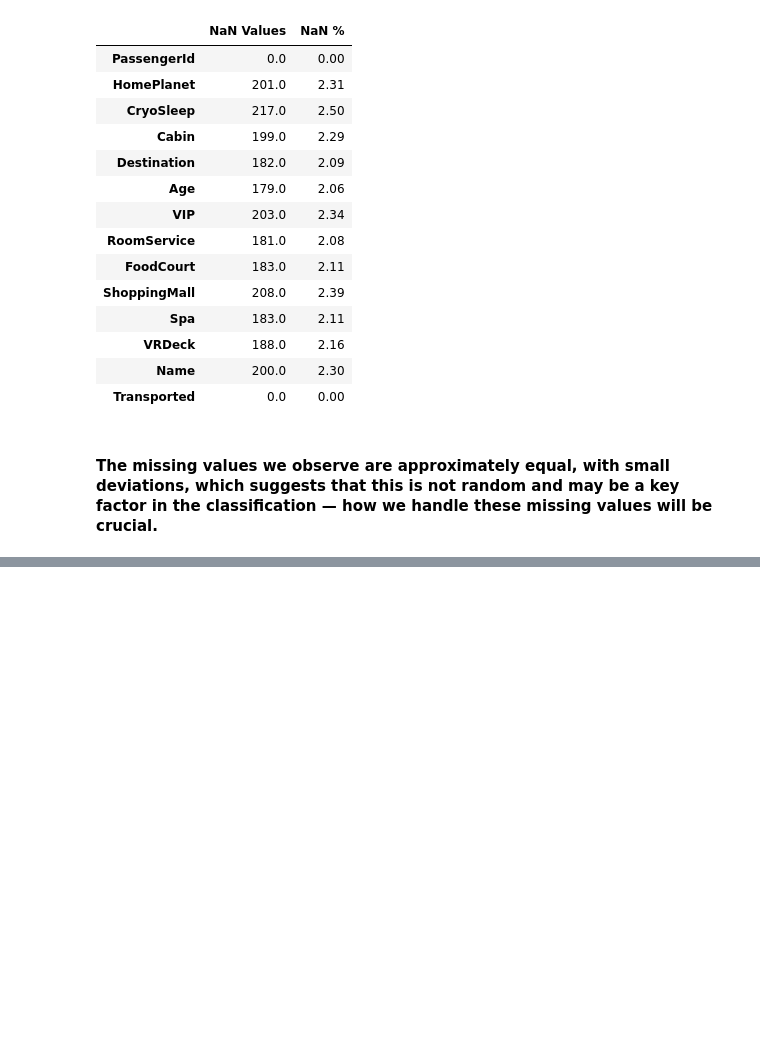
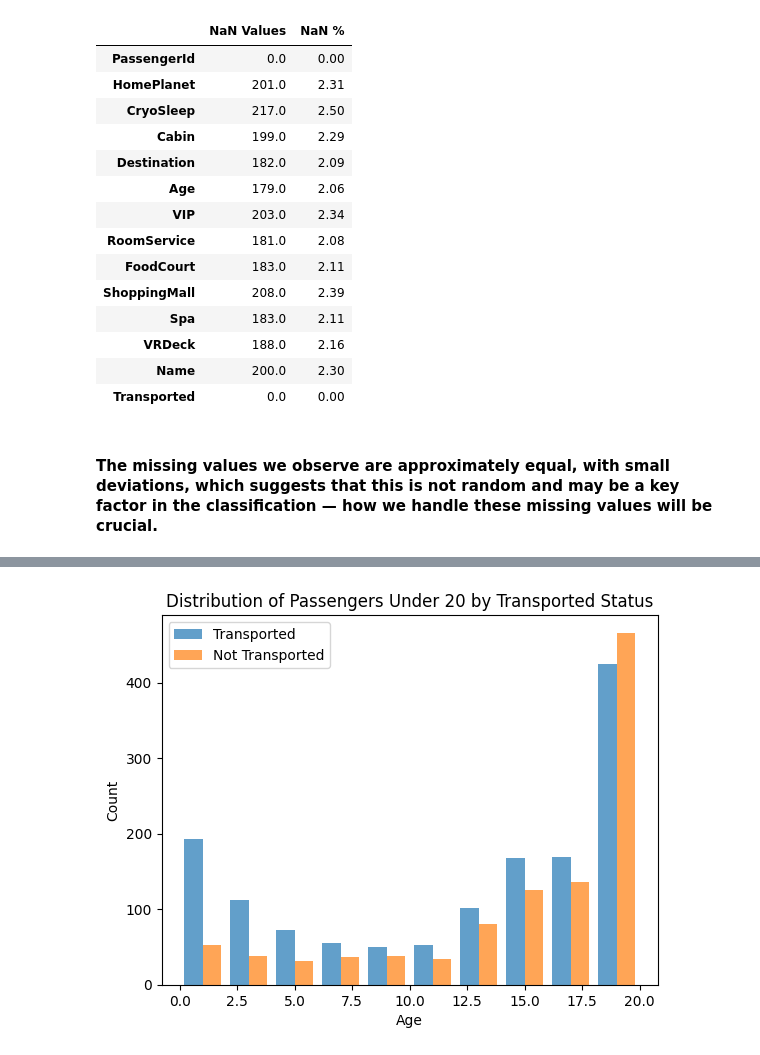
Before and after one commit to plamensve/ML_FINAL_PROJECT, a Jupyter notebook: notebooks/01_overview.ipynb, the cells around one changed output, grey strips where cells are left out. Saved outputs shown, nothing was run; the diff lists cells and outputs as text; code cells hidden in the pictures; blank space fills up the shorter version.

Commit message:
ADD: preprocessing data

```diff
--- a/notebooks/01_overview.ipynb
+++ b/notebooks/01_overview.ipynb
@@ -197,0 +245,3 @@ dd
+# %%
+passenger_under_20 = data[data['Age'] <= 20]
+passenger_under_20
@@ -197,0 +262,18 @@ dd
+# %%
+transported_passenger_under_20 = passenger_under_20[passenger_under_20['Transported'] == 1]
+not_transported_passenger_under_20 = passenger_under_20[passenger_under_20['Transported'] == 0]
+# %%
+plt.hist(
+    [transported_passenger_under_20['Age'], not_transported_passenger_under_20['Age']],
+    bins=10,
+    label=['Transported', 'Not Transported'],
+    alpha=0.7
+)
+
+plt.xlabel('Age')
+plt.ylabel('Count')
+plt.title('Distribution of Passengers Under 20 by Transported Status')
+plt.legend()
+plt.show()
+# %% [output]
+[figure, added]
```
Also changed, not shown: parts of 22 cells of this notebook, 1 other file.
